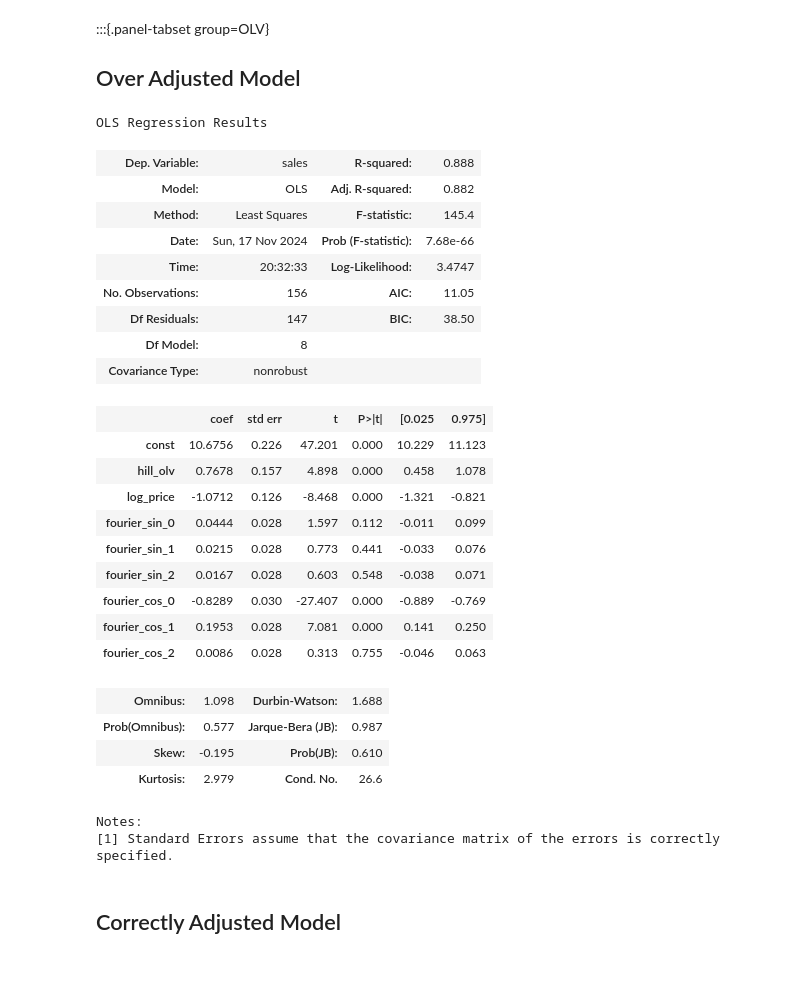
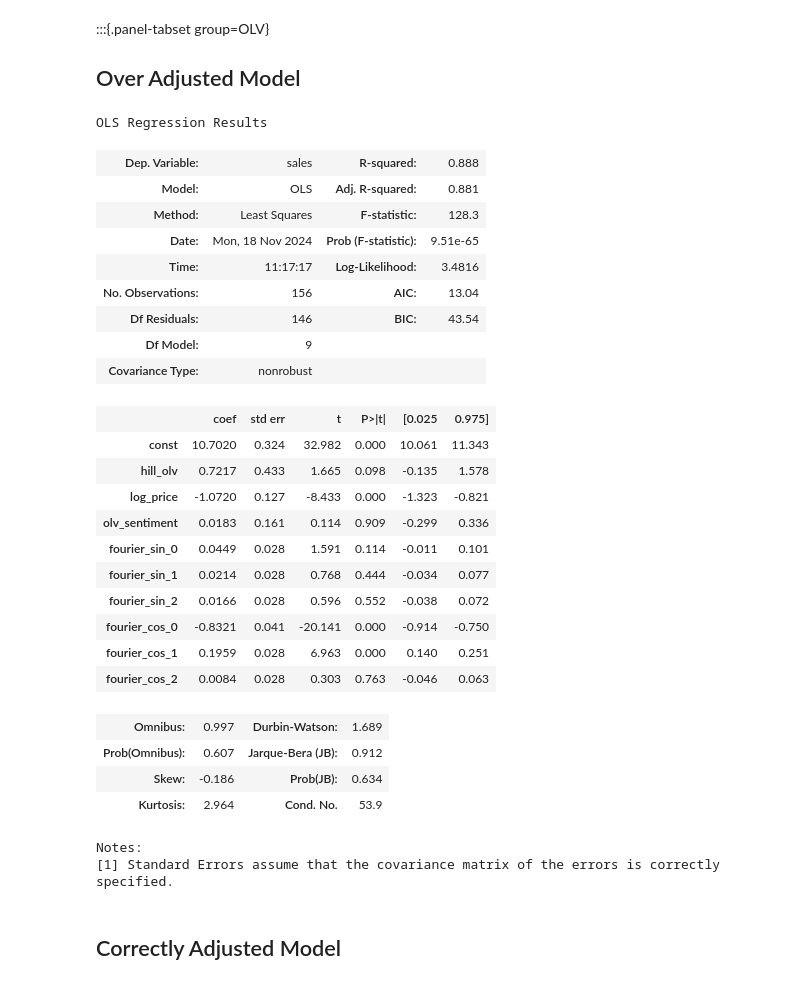
Before and after one commit to redam94/common_regression_issues, a Jupyter notebook: nbs/01_multicollinearity.ipynb, the cells around one changed output. Cells and saved outputs as stored; diff of their text form; code cells hidden in the pictures.

```diff
--- a/nbs/01_multicollinearity.ipynb
+++ b/nbs/01_multicollinearity.ipynb
@@ -556,34 +556,36 @@ Fourier components provide an orthogonal basis for the space of periodic functio
 # %%
 #| echo: false
 #| label: tbl-vifs-fourier-olv
 #| tbl-cap: The over adjusted regression model with Fourier components with the addition of OLV sentiment
+varnames = ['hill_olv', 'log_price', 'olv_sentiment'] + fourier_components.columns.tolist()
 ols_model = sm.OLS(np.log(df['sales']), sm.add_constant(df[varnames])).fit()
 ols_model.summary()
 # %% [output]
 OLS Regression Results
 | Dep. Variable: | sales | R-squared: | 0.888 |
-| Model: | OLS | Adj. R-squared: | 0.882 |
-| Method: | Least Squares | F-statistic: | 145.4 |
-| Date: | Sun, 17 Nov 2024 | Prob (F-statistic): | 7.68e-66 |
-| Time: | 20:32:33 | Log-Likelihood: | 3.4747 |
-| No. Observations: | 156 | AIC: | 11.05 |
-| Df Residuals: | 147 | BIC: | 38.50 |
-| Df Model: | 8 |  |  |
+| Model: | OLS | Adj. R-squared: | 0.881 |
+| Method: | Least Squares | F-statistic: | 128.3 |
+| Date: | Mon, 18 Nov 2024 | Prob (F-statistic): | 9.51e-65 |
+| Time: | 11:17:17 | Log-Likelihood: | 3.4816 |
+| No. Observations: | 156 | AIC: | 13.04 |
+| Df Residuals: | 146 | BIC: | 43.54 |
+| Df Model: | 9 |  |  |
 | Covariance Type: | nonrobust |  |  |
 |  | coef | std err | t | P>|t| | [0.025 | 0.975] |
-| const | 10.6756 | 0.226 | 47.201 | 0.000 | 10.229 | 11.123 |
-| hill_olv | 0.7678 | 0.157 | 4.898 | 0.000 | 0.458 | 1.078 |
-| log_price | -1.0712 | 0.126 | -8.468 | 0.000 | -1.321 | -0.821 |
-| fourier_sin_0 | 0.0444 | 0.028 | 1.597 | 0.112 | -0.011 | 0.099 |
-| fourier_sin_1 | 0.0215 | 0.028 | 0.773 | 0.441 | -0.033 | 0.076 |
-| fourier_sin_2 | 0.0167 | 0.028 | 0.603 | 0.548 | -0.038 | 0.071 |
-| fourier_cos_0 | -0.8289 | 0.030 | -27.407 | 0.000 | -0.889 | -0.769 |
-| fourier_cos_1 | 0.1953 | 0.028 | 7.081 | 0.000 | 0.141 | 0.250 |
-| fourier_cos_2 | 0.0086 | 0.028 | 0.313 | 0.755 | -0.046 | 0.063 |
+| const | 10.7020 | 0.324 | 32.982 | 0.000 | 10.061 | 11.343 |
+| hill_olv | 0.7217 | 0.433 | 1.665 | 0.098 | -0.135 | 1.578 |
+| log_price | -1.0720 | 0.127 | -8.433 | 0.000 | -1.323 | -0.821 |
+| olv_sentiment | 0.0183 | 0.161 | 0.114 | 0.909 | -0.299 | 0.336 |
+| fourier_sin_0 | 0.0449 | 0.028 | 1.591 | 0.114 | -0.011 | 0.101 |
+| fourier_sin_1 | 0.0214 | 0.028 | 0.768 | 0.444 | -0.034 | 0.077 |
+| fourier_sin_2 | 0.0166 | 0.028 | 0.596 | 0.552 | -0.038 | 0.072 |
+| fourier_cos_0 | -0.8321 | 0.041 | -20.141 | 0.000 | -0.914 | -0.750 |
+| fourier_cos_1 | 0.1959 | 0.028 | 6.963 | 0.000 | 0.140 | 0.251 |
+| fourier_cos_2 | 0.0084 | 0.028 | 0.303 | 0.763 | -0.046 | 0.063 |
-| Omnibus: | 1.098 | Durbin-Watson: | 1.688 |
-| Prob(Omnibus): | 0.577 | Jarque-Bera (JB): | 0.987 |
-| Skew: | -0.195 | Prob(JB): | 0.610 |
-| Kurtosis: | 2.979 | Cond. No. | 26.6 |
+| Omnibus: | 0.997 | Durbin-Watson: | 1.689 |
+| Prob(Omnibus): | 0.607 | Jarque-Bera (JB): | 0.912 |
+| Skew: | -0.186 | Prob(JB): | 0.634 |
+| Kurtosis: | 2.964 | Cond. No. | 53.9 |
 Notes:
 [1] Standard Errors assume that the covariance matrix of the errors is correctly specified.
 # %% [markdown]
```
Also changed, not shown: parts of 3 cells of this notebook.
